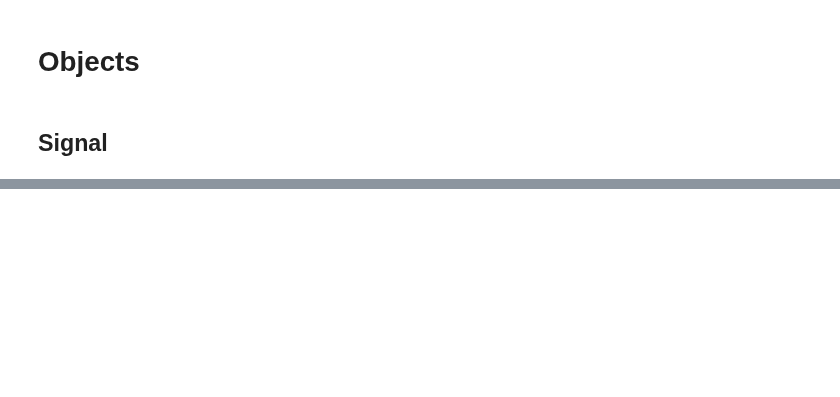
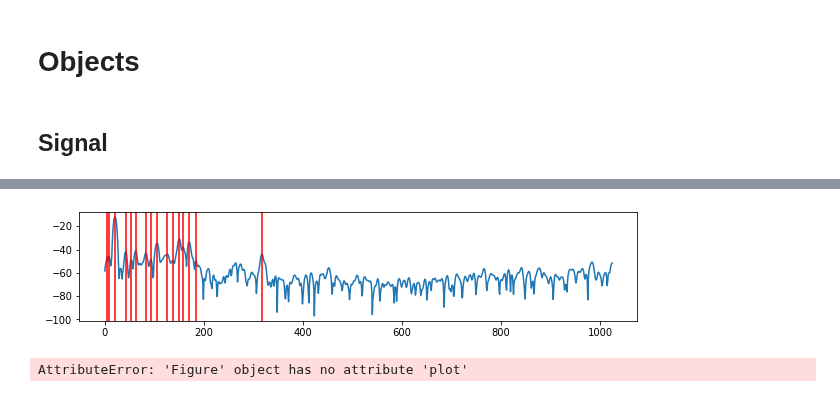
Before and after one commit to jhartquist/rtma, a Jupyter notebook: nbs/05_objects.ipynb, the cells around one changed output, grey strips where cells are left out. Saved outputs shown, nothing was run; the diff lists cells and outputs as text; code cells hidden in the pictures; blank space fills up the shorter version.

```diff
--- a/nbs/05_objects.ipynb
+++ b/nbs/05_objects.ipynb
@@ -115,0 +285,8 @@ sa = SpectralAnalysis(s,
+# %%
+frame.plot_peaks()
+# %% [output]
+[figure, added]
+# %%
+fig.plot(np.arange(5))
+# %% [output]
+AttributeError: 'Figure' object has no attribute 'plot'
```
Also changed, not shown: parts of 25 cells of this notebook, 7 other files.
